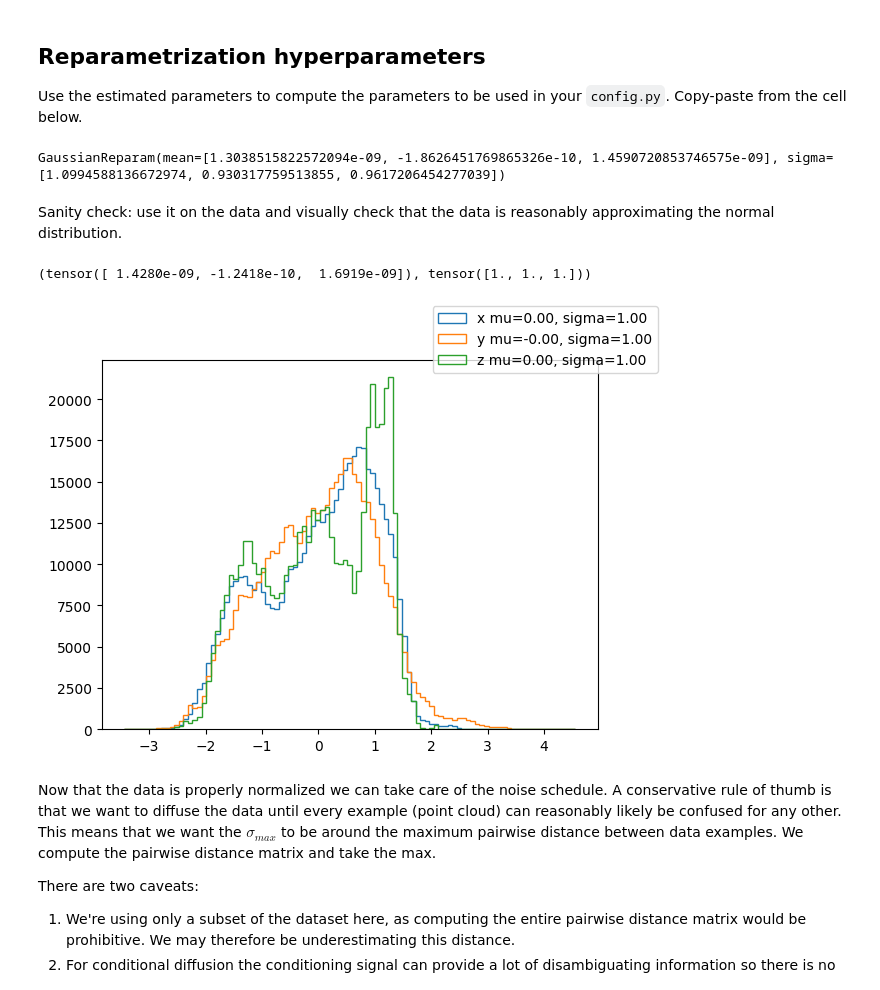
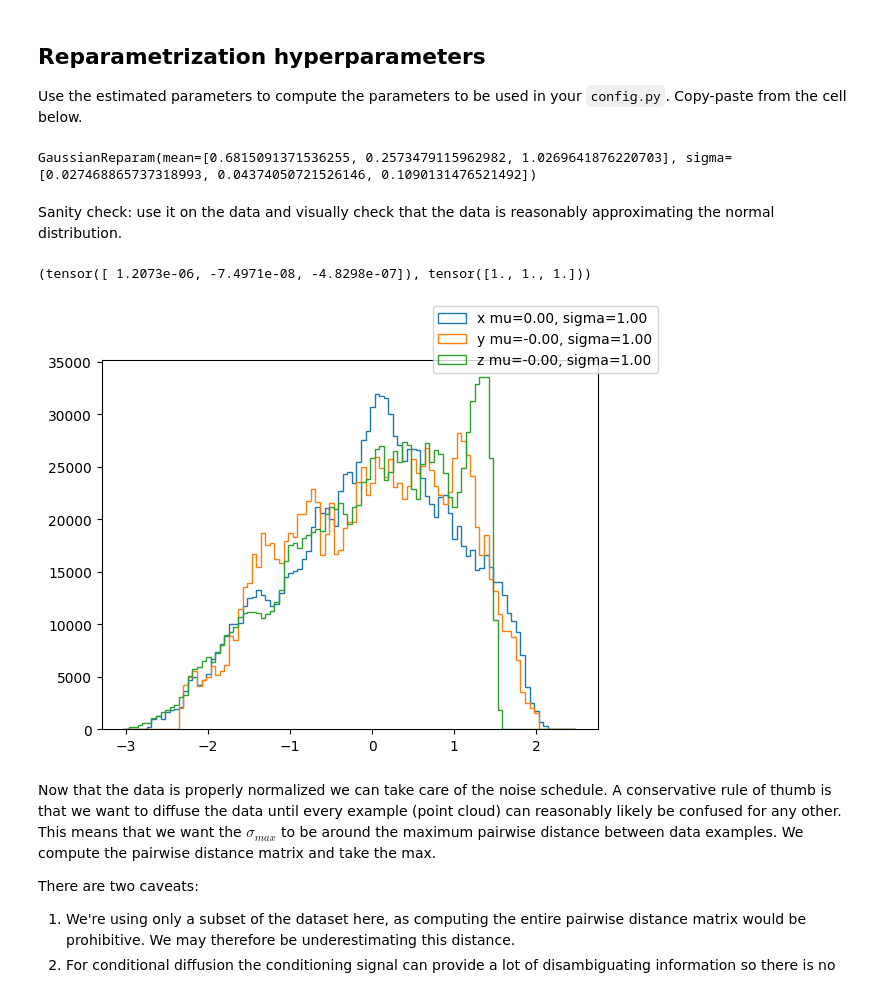
Before and after one commit to jakobtroidl/gecco, a Jupyter notebook: gecco-torch/notebooks/find_hyperparameters.ipynb, the cells around one changed output. Saved outputs shown, nothing was run; the diff lists cells and outputs as text; code cells hidden in the pictures.

```diff
--- a/gecco-torch/notebooks/find_hyperparameters.ipynb
+++ b/gecco-torch/notebooks/find_hyperparameters.ipynb
@@ -13,6 +13,6 @@ from torch.utils.data import DataLoader
 
 We assume that you have already created a config file with placeholder values. We load it to get access to the data module.
 # %%
-config = gecco_torch.load_config('../example_configs/neuron_unconditional.py')
+config = gecco_torch.load_config('../example_configs/neuron_conditional.py')
 data: pl.LightningDataModule = config.data
 data.setup() # lightning data modules need to be setup before they can be used
@@ -54,7 +60,7 @@ placeholder_reparam = gecco_torch.reparam.GaussianReparam(
 
 # placeholder_reparam = gecco_torch.reparam.NoReparam(dim=3)
 
-diff_placeholder = placeholder_reparam.data_to_diffusion(batches.data, batches.ctx)
+diff_placeholder = placeholder_reparam.data_to_diffusion(batches.points, batches.partial)
 # %% [markdown]
 Compute mean/standard deviation of the data across the 3 axes and plot as histograms.
 # %%
@@ -84,16 +90,16 @@ adjusted_reparam = gecco_torch.reparam.GaussianReparam(mean=mean_raw, sigma=sigm
 # adjusted_reparam = gecco_torch.reparam.UVLReparam(mean=mean_raw, sigma=sigma_raw)
 print(adjusted_reparam)
 # %% [output]
-GaussianReparam(mean=[1.3038515822572094e-09, -1.8626451769865326e-10, 1.4590720853746575e-09], sigma=[1.0994588136672974, 0.930317759513855, 0.9617206454277039])
+GaussianReparam(mean=[0.6815091371536255, 0.2573479115962982, 1.0269641876220703], sigma=[0.027468865737318993, 0.04374050721526146, 0.1090131476521492])
 # %% [markdown]
 Sanity check: use it on the data and visually check that the data is reasonably approximating the normal distribution.
 # %%
-diff_adjusted = adjusted_reparam.data_to_diffusion(batches.data, batches.ctx)
+diff_adjusted = adjusted_reparam.data_to_diffusion(batches.points, batches.partial)
 
 data_statistics(diff_adjusted)
 # %% [output]
-(tensor([ 1.4280e-09, -1.2418e-10,  1.6919e-09]), tensor([1., 1., 1.]))
+(tensor([ 1.2073e-06, -7.4971e-08, -4.8298e-07]), tensor([1., 1., 1.]))
-[figure, old version]
+[figure, new version]
 # %% [markdown]
 Now that the data is properly normalized we can take care of the noise schedule. A conservative rule of thumb is that we want to diffuse the data until every example (point cloud) can reasonably likely be confused for any other. This means that we want the $\sigma_{max}$ to be around the maximum pairwise distance between data examples. We compute the pairwise distance matrix and take the max.
 
```
Also changed, not shown: parts of 4 cells of this notebook, 6 other files.
